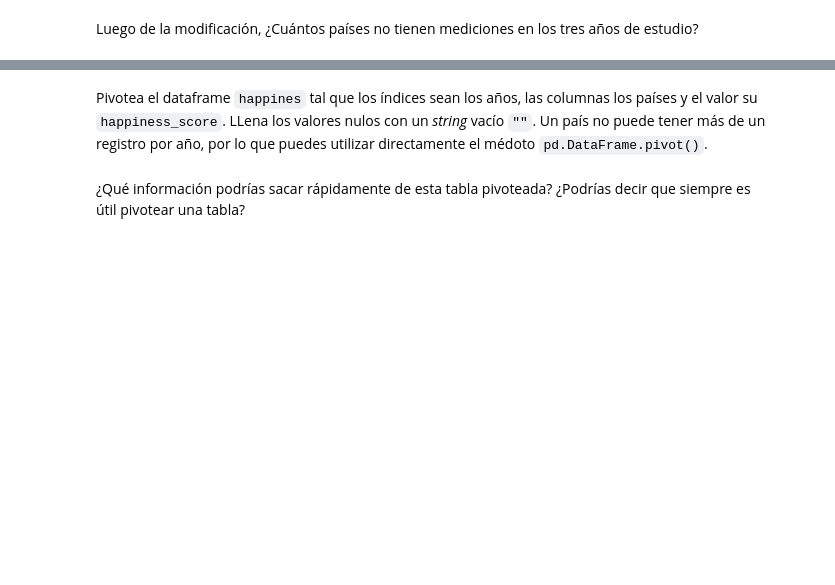
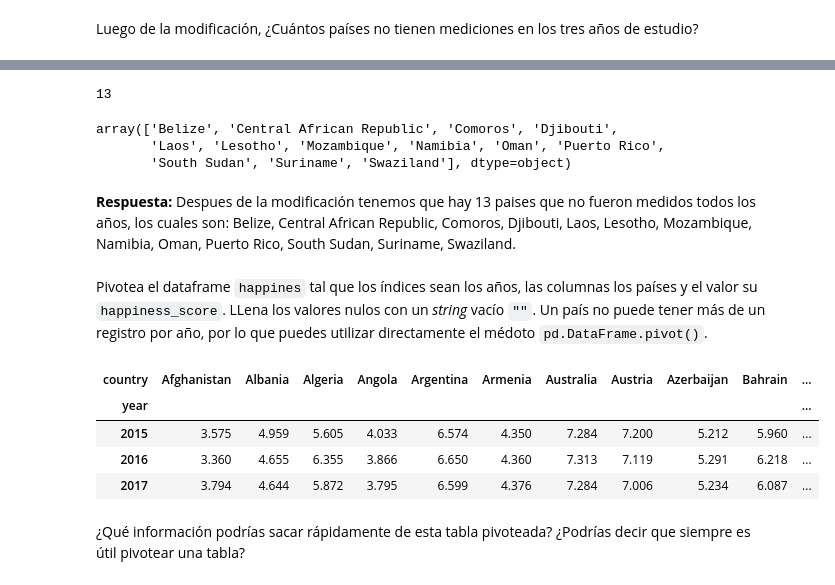
Before and after one commit to javiervalladaresc/mat281_portfolio, a Jupyter notebook: homeworks/tarea_01/tarea_01.ipynb, the cells around one changed output, grey strips where cells are left out. Saved outputs shown, nothing was run; the diff lists cells and outputs as text; code cells hidden in the pictures; blank space fills up the shorter version.

```diff
--- a/homeworks/tarea_01/tarea_01.ipynb
+++ b/homeworks/tarea_01/tarea_01.ipynb
@@ -405,2 +405,20 @@ __Respuesta:__  < RESPONDER AQUÍ >
+# %%
+paises = happiness[["country","year"]].groupby("country")
+df = paises[['year']].count().reset_index()
+mask = df["year"]<3
+len(df[mask]["country"])
+# %% [output]
+13
+# %%
+df[mask]["country"].unique()
+# %% [output]
+array(['Belize', 'Central African Republic', 'Comoros', 'Djibouti',
+       'Laos', 'Lesotho', 'Mozambique', 'Namibia', 'Oman', 'Puerto Rico',
+       'South Sudan', 'Suriname', 'Swaziland'], dtype=object)
+# %% [markdown]
+__Respuesta:__  Despues de la modificación tenemos que hay 13 paises que no fueron medidos todos los años, los cuales son:
+Belize, Central African Republic, Comoros, Djibouti,
+       Laos, Lesotho, Mozambique, Namibia, Oman, Puerto Rico,
+       South Sudan, Suriname, Swaziland.
 # %% [markdown]
 Pivotea el dataframe `happines` tal que los índices sean los años, las columnas los países y el valor su `happiness_score`. LLena los valores nulos con un _string_ vacío `""`. Un país no puede tener más de un registro por año, por lo que puedes utilizar directamente el médoto `pd.DataFrame.pivot()`.
@@ -409,2 +425,13 @@ Pivotea el dataframe `happines` tal que los índices sean los años, las columna
+# %%
+happiness.pivot_table(index="year",
+                      columns="country",
+                      values="happiness_score",
+                      fill_value="")
+# %% [output]
+| country | Afghanistan | Albania | Algeria | Angola | Argentina | Armenia | Australia | Austria | Azerbaijan | Bahrain | ... |
+| year |  |  |  |  |  |  |  |  |  |  | ... |
+| 2015 | 3.575 | 4.959 | 5.605 | 4.033 | 6.574 | 4.350 | 7.284 | 7.200 | 5.212 | 5.960 | ... |
+| 2016 | 3.360 | 4.655 | 6.355 | 3.866 | 6.650 | 4.360 | 7.313 | 7.119 | 5.291 | 6.218 | ... |
+| 2017 | 3.794 | 4.644 | 5.872 | 3.795 | 6.599 | 4.376 | 7.284 | 7.006 | 5.234 | 6.087 | ... |
 # %% [markdown]
 ¿Qué información podrías sacar rápidamente de esta tabla pivoteada? ¿Podrías decir que siempre es útil pivotear una tabla?
```
Also changed, not shown: parts of 37 cells of this notebook.
